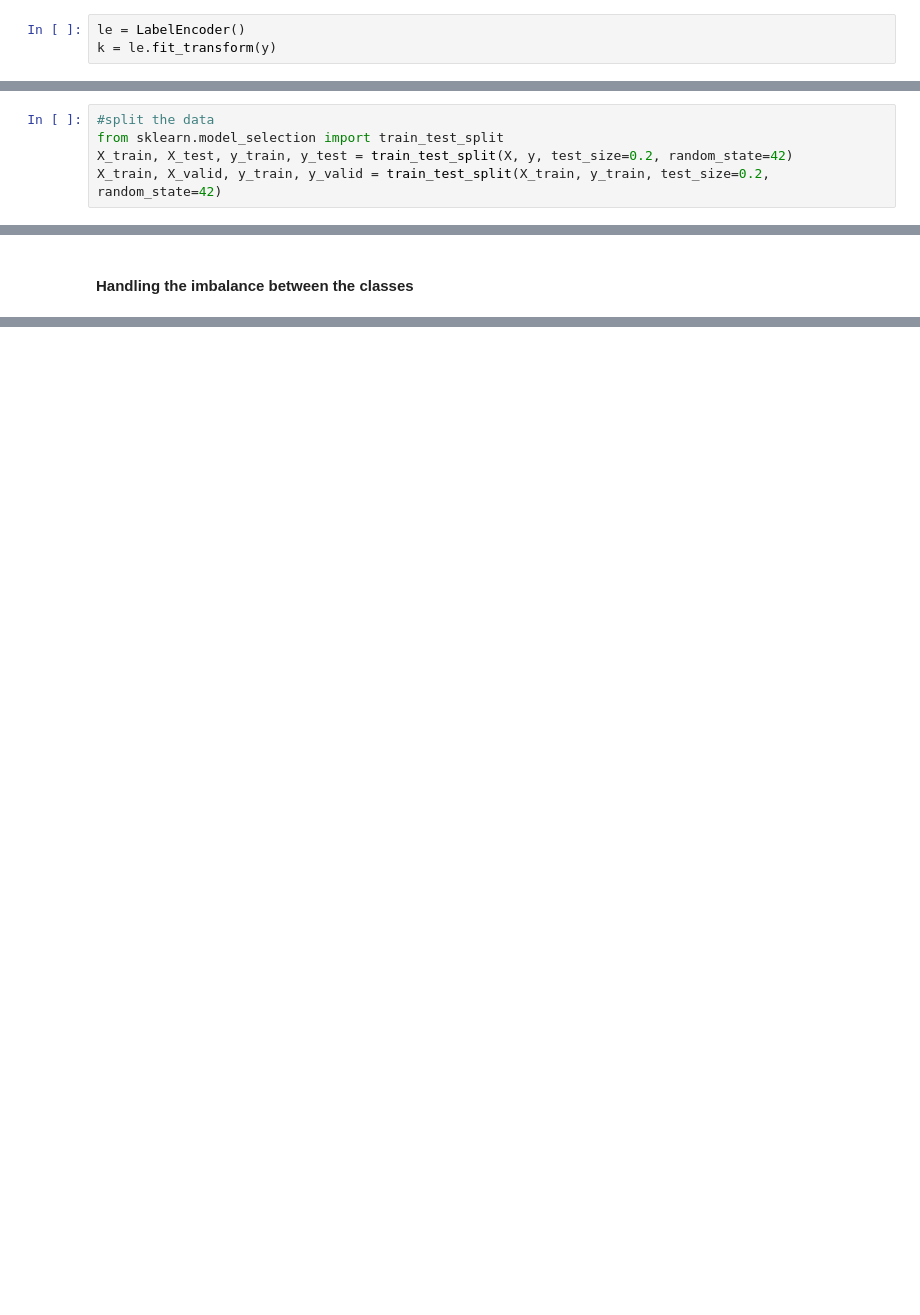
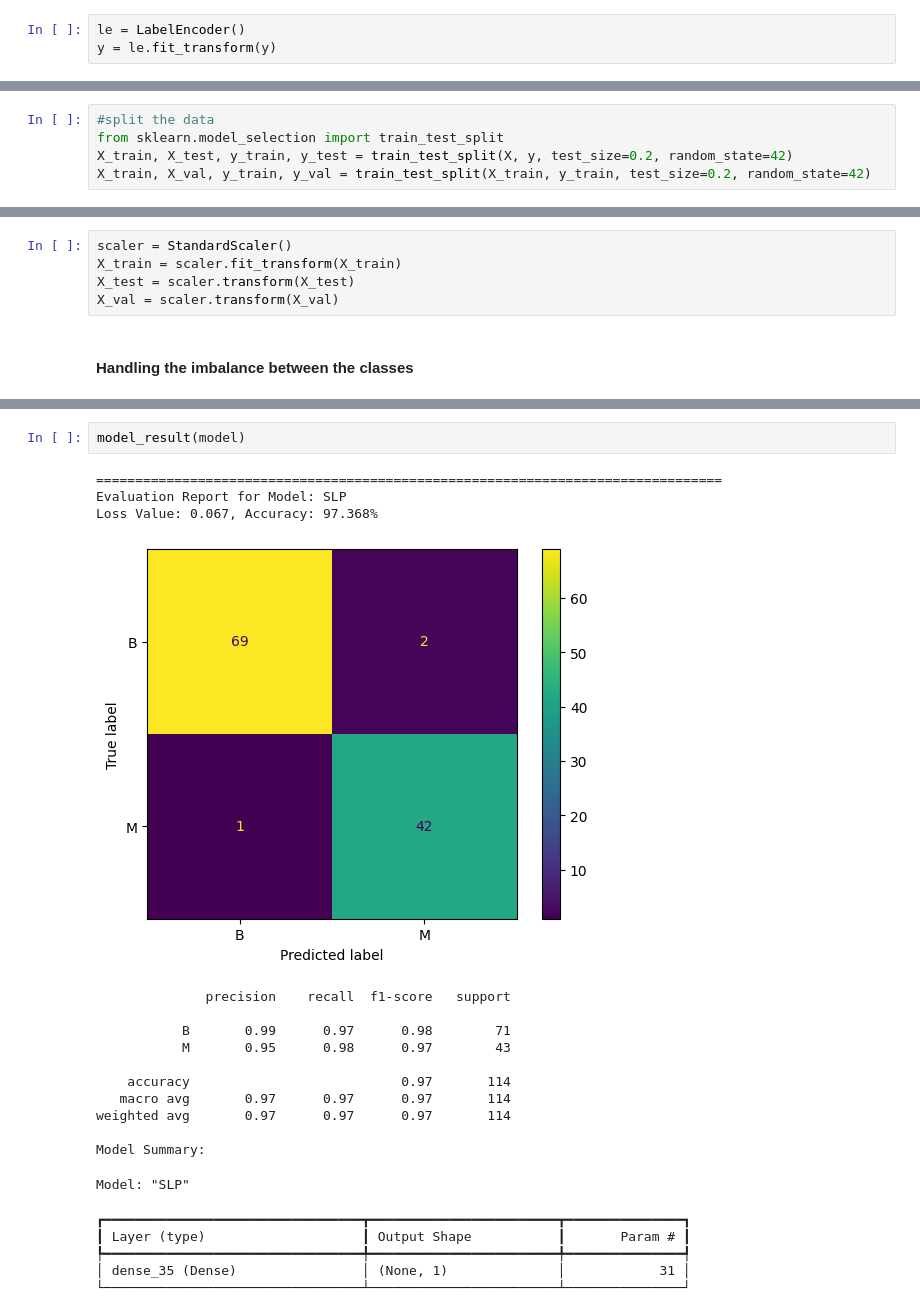
Before and after one commit to Team-AY/Breast-Cancer-Prediction, a Jupyter notebook: Research_process.ipynb, the cells around one changed output, grey strips where cells are left out. Saved outputs shown, nothing was run; the diff lists cells and outputs as text; blank space fills up the shorter version.

```diff
--- a/Research_process.ipynb
+++ b/Research_process.ipynb
@@ -23,7 +24,7 @@ y = df.iloc[:, 0]
 #### Encode Labels
 # %%
 le = LabelEncoder()
-k = le.fit_transform(y)
+y = le.fit_transform(y)
 # %% [markdown]
 #### The mapping of the labels
 # %%
@@ -37,4 +38,4 @@ print(le_name_mapping)
 #split the data
 from sklearn.model_selection import train_test_split
 X_train, X_test, y_train, y_test = train_test_split(X, y, test_size=0.2, random_state=42)
-X_train, X_valid, y_train, y_valid = train_test_split(X_train, y_train, test_size=0.2, random_state=42)
+X_train, X_val, y_train, y_val = train_test_split(X_train, y_train, test_size=0.2, random_state=42)
@@ -41,3 +44,8 @@ X_train, X_valid, y_train, y_valid = train_test_split(X_train, y_train, test_siz
+# %%
+scaler = StandardScaler()
+X_train = scaler.fit_transform(X_train)
+X_test = scaler.transform(X_test)
+X_val = scaler.transform(X_val)
 # %% [markdown]
 #### Handling the imbalance between the classes
 # %%
@@ -55,0 +180,23 @@ as predicted the minorty class 'M'=1 gets higher weight of 1.346
+# %%
+model_result(model)
+# %% [output]
+================================================================================
+Evaluation Report for Model: SLP
+Loss Value: 0.067, Accuracy: 97.368%
+[figure, added]
+              precision    recall  f1-score   support
+
+           B       0.99      0.97      0.98        71
+           M       0.95      0.98      0.97        43
+
+    accuracy                           0.97       114
+   macro avg       0.97      0.97      0.97       114
+weighted avg       0.97      0.97      0.97       114
+
+Model Summary:
+Model: "SLP"
+┏━━━━━━━━━━━━━━━━━━━━━━━━━━━━━━━━━┳━━━━━━━━━━━━━━━━━━━━━━━━┳━━━━━━━━━━━━━━━┓
+┃ Layer (type)                    ┃ Output Shape           ┃       Param # ┃
+┡━━━━━━━━━━━━━━━━━━━━━━━━━━━━━━━━━╇━━━━━━━━━━━━━━━━━━━━━━━━╇━━━━━━━━━━━━━━━┩
+│ dense_35 (Dense)                │ (None, 1)              │            31 │
+└─────────────────────────────────┴────────────────────────┴───────────────┘
```
Also changed, not shown: parts of 15 cells of this notebook.
